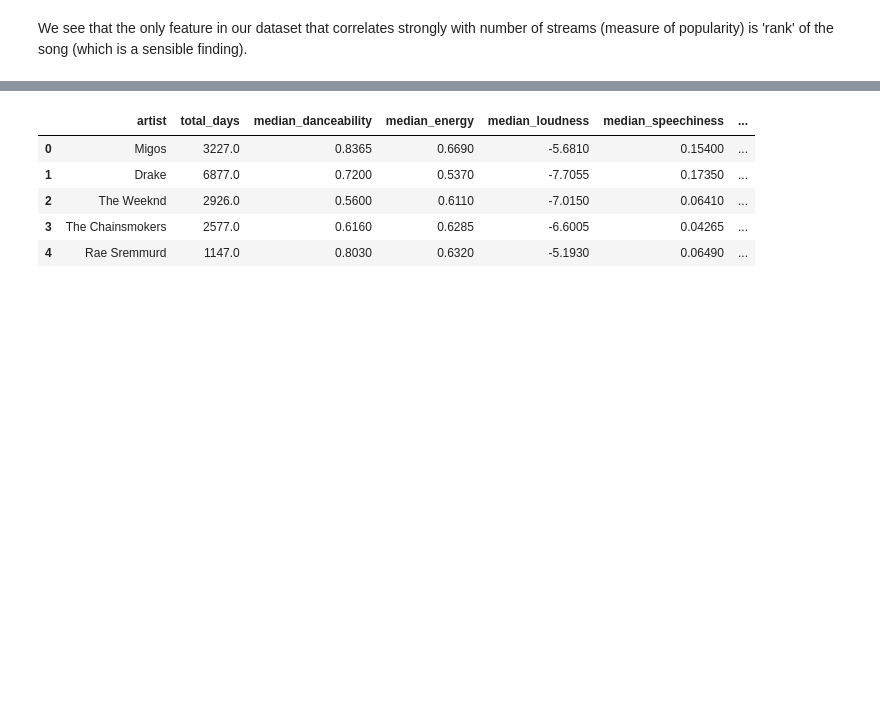
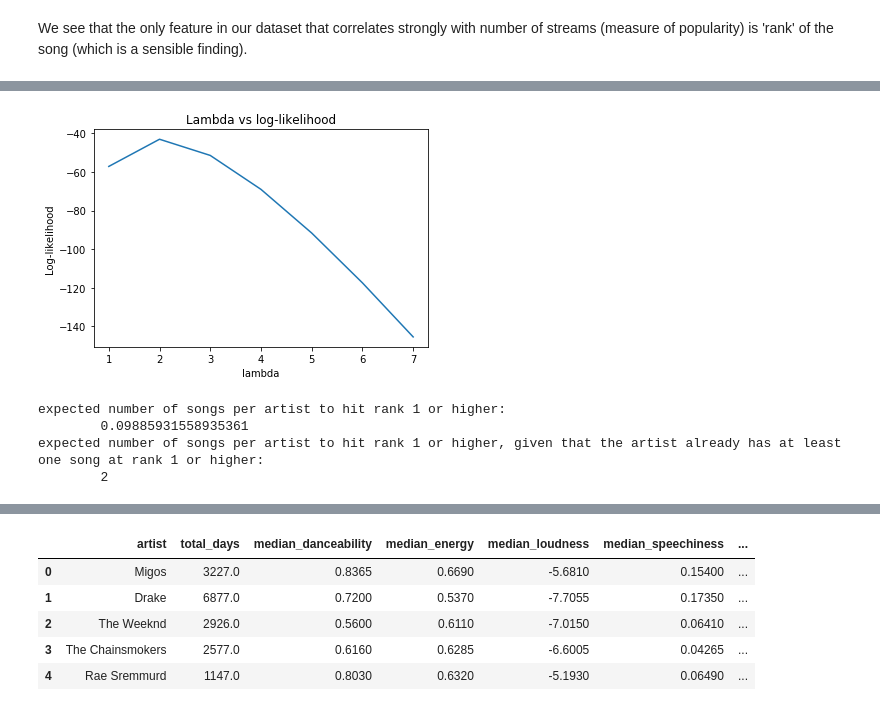
Before and after one commit to chriscc447/info2950_final, a Jupyter notebook: draft_final.ipynb, the cells around one changed output, grey strips where cells are left out. Cells and saved outputs as stored; diff of their text form; code cells hidden in the pictures; blank space fills up the shorter version.

```diff
--- a/draft_final.ipynb
+++ b/draft_final.ipynb
@@ -492,0 +398,50 @@ clean_data[musical_features].describe().iloc[[2]] # get standard deviation of ea
+# %%
+def poisson_ll(x, lmb_list):
+    """
+    inputs: x: data on which MLE estimates should be computed
+            lmb_list: list of rate parameters lambda to compute log-likelihoods; MLE will be one of the elements in this list
+    output: dict {lmb_list: corresponding loglikelihoods}, MLE of lambda
+    """
+    x = np.array(x) #so we can vectorize operations
+    n = len(x)
+    p_list = [round(lmb, 8) for lmb in lmb_list]
+
+    ll = [(sum(x)*np.log(lmb)) - (n*lmb) - sum(np.log(x)) for lmb in lmb_list] #compute loglikelihoods at each lambda
+
+    plt.plot(lmb_list, ll)
+    plt.xlabel('lambda')
+    plt.ylabel('Log-likelihood')
+    plt.title("Lambda vs log-likelihood")
+    plt.show()
+    return dict(zip(lmb_list, ll)), lmb_list[np.where(ll == max(ll))[0][0]]
+# %%
+def compare_lambda(df, rank):
+    """
+    inputs: df: dataframe of unique songs
+            rank: run comparison for number of songs that have reached this rank or above
+    outputs: dict {
+                    unconditioned: expected # songs per artist to reach this rank or higher
+                    conditioned: expected # songs per artist to reach this rank or higher GIVEN that they already have one
+                    loglikelihoods: dict {list of lambdas: corresponding log likelihoods}
+                    }
+    """
+    cnts = []
+    for a in df_artist.artist.values:
+        val = len(df.loc[(df.peak_rank <= rank) & (df.artist == a), :])
+        cnts.append(val)
+    baseline = np.mean(cnts) # number of songs that hit rank or higher averaged across artists; expected number of songs to hit rank or higher per artist
+    data = df.loc[df.peak_rank <= rank, :].groupby('artist').size().values
+    lmbs = np.arange(min(data), max(data), 1)
+    mle_lambda = poisson_ll(data, lmbs)
+    print(f"expected number of songs per artist to hit rank {rank} or higher:\n\t{baseline}")
+    print(f"expected number of songs per artist to hit rank {rank} or higher, given that the artist already has at least one song at rank {rank} or higher:\n\t{mle_lambda[1]}")
+
+    return {'unconditioned': baseline, 'conditioned':mle_lambda[1], 'loglikelihood':mle_lambda[0]}
+# %%
+rank1_lambdas = compare_lambda(unique_songs_df, 1)
+# %% [output]
+[figure, added]
+expected number of songs per artist to hit rank 1 or higher:
+        0.09885931558935361
+expected number of songs per artist to hit rank 1 or higher, given that the artist already has at least one song at rank 1 or higher:
+        2
```
Also changed, not shown: parts of 123 cells of this notebook.
